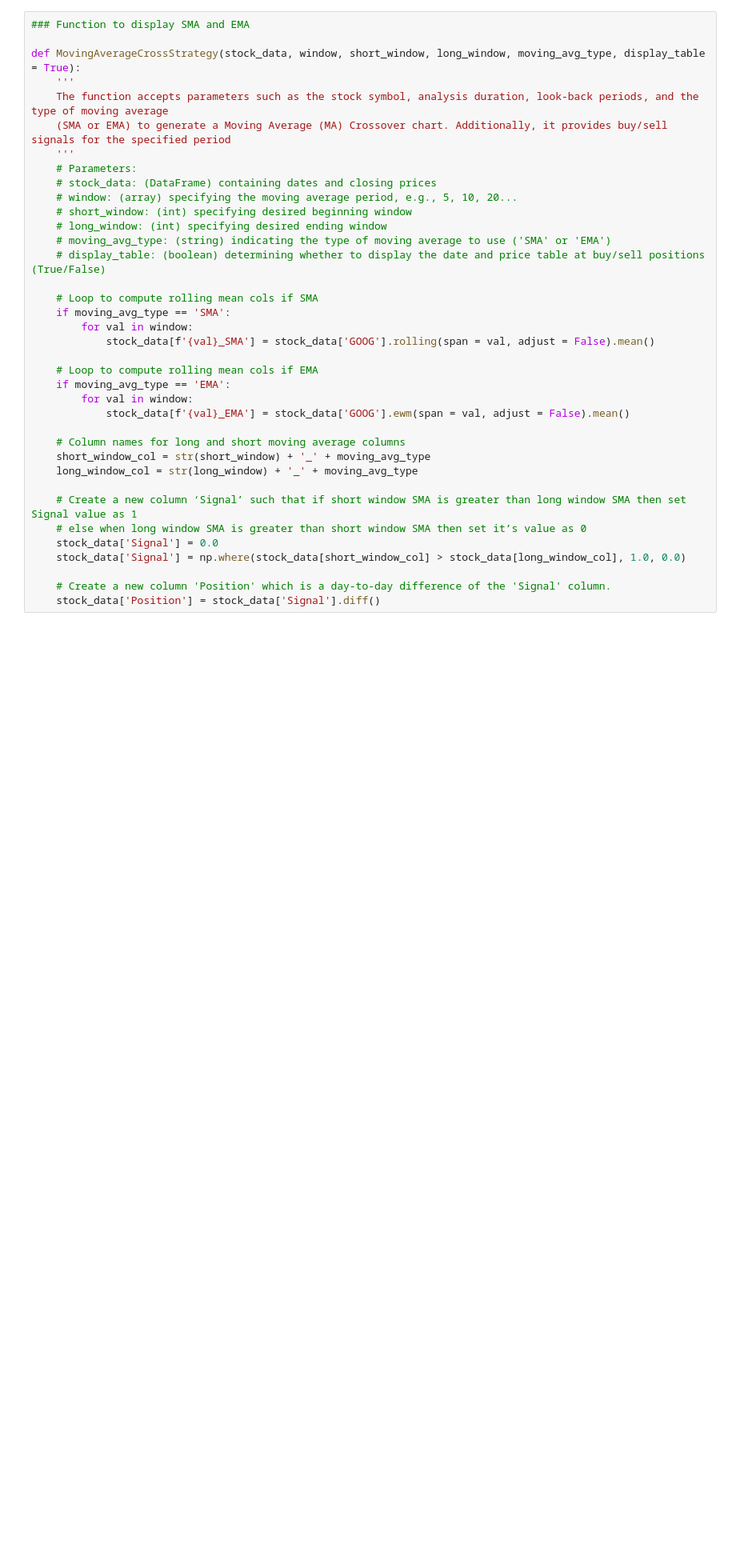
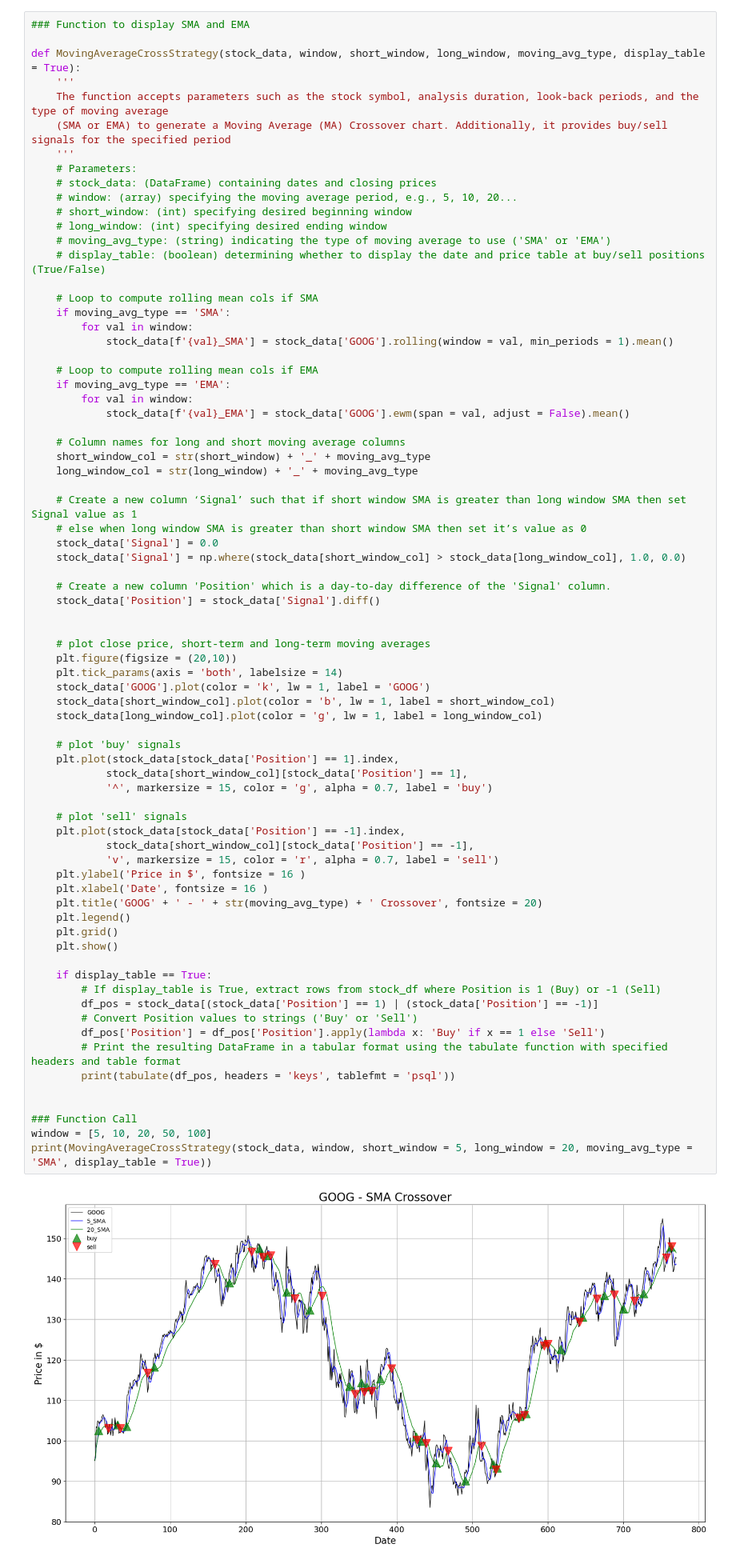
Before and after one commit to mburley127/Stock_Analysis, a Jupyter notebook: Moving_Average/MA_CrossStrategy.ipynb, the cells around one changed output. Shown at 80% size. Cells and saved outputs as stored; diff of their text form; blank space fills up the shorter version.

```diff
--- a/Moving_Average/MA_CrossStrategy.ipynb
+++ b/Moving_Average/MA_CrossStrategy.ipynb
@@ -94,31 +57,70 @@ def MovingAverageCrossStrategy(stock_data, window, short_window, long_window, mo
     (SMA or EMA) to generate a Moving Average (MA) Crossover chart. Additionally, it provides buy/sell signals for the specified period
     '''
     # Parameters:
     # stock_data: (DataFrame) containing dates and closing prices
     # window: (array) specifying the moving average period, e.g., 5, 10, 20...
     # short_window: (int) specifying desired beginning window
     # long_window: (int) specifying desired ending window
     # moving_avg_type: (string) indicating the type of moving average to use ('SMA' or 'EMA')
     # display_table: (boolean) determining whether to display the date and price table at buy/sell positions (True/False)
 
     # Loop to compute rolling mean cols if SMA
     if moving_avg_type == 'SMA':
         for val in window:
-            stock_data[f'{val}_SMA'] = stock_data['GOOG'].rolling(span = val, adjust = False).mean()
+            stock_data[f'{val}_SMA'] = stock_data['GOOG'].rolling(window = val, min_periods = 1).mean()
 
     # Loop to compute rolling mean cols if EMA
     if moving_avg_type == 'EMA':
         for val in window:
             stock_data[f'{val}_EMA'] = stock_data['GOOG'].ewm(span = val, adjust = False).mean()
 
     # Column names for long and short moving average columns
     short_window_col = str(short_window) + '_' + moving_avg_type
     long_window_col = str(long_window) + '_' + moving_avg_type
 
     # Create a new column ‘Signal’ such that if short window SMA is greater than long window SMA then set Signal value as 1
     # else when long window SMA is greater than short window SMA then set it’s value as 0
     stock_data['Signal'] = 0.0
     stock_data['Signal'] = np.where(stock_data[short_window_col] > stock_data[long_window_col], 1.0, 0.0)
 
     # Create a new column 'Position' which is a day-to-day difference of the 'Signal' column.
     stock_data['Position'] = stock_data['Signal'].diff()
+
+
+    # plot close price, short-term and long-term moving averages
+    plt.figure(figsize = (20,10))
+    plt.tick_params(axis = 'both', labelsize = 14)
+    stock_data['GOOG'].plot(color = 'k', lw = 1, label = 'GOOG')
+    stock_data[short_window_col].plot(color = 'b', lw = 1, label = short_window_col)
+    stock_data[long_window_col].plot(color = 'g', lw = 1, label = long_window_col)
+
+    # plot 'buy' signals
+    plt.plot(stock_data[stock_data['Position'] == 1].index,
+            stock_data[short_window_col][stock_data['Position'] == 1],
+            '^', markersize = 15, color = 'g', alpha = 0.7, label = 'buy')
+
+    # plot 'sell' signals
+    plt.plot(stock_data[stock_data['Position'] == -1].index,
+            stock_data[short_window_col][stock_data['Position'] == -1],
+            'v', markersize = 15, color = 'r', alpha = 0.7, label = 'sell')
+    plt.ylabel('Price in $', fontsize = 16 )
+    plt.xlabel('Date', fontsize = 16 )
+    plt.title('GOOG' + ' - ' + str(moving_avg_type) + ' Crossover', fontsize = 20)
+    plt.legend()
+    plt.grid()
+    plt.show()
+
+    if display_table == True:
+        # If display_table is True, extract rows from stock_df where Position is 1 (Buy) or -1 (Sell)
+        df_pos = stock_data[(stock_data['Position'] == 1) | (stock_data['Position'] == -1)]
+        # Convert Position values to strings ('Buy' or 'Sell')
+        df_pos['Position'] = df_pos['Position'].apply(lambda x: 'Buy' if x == 1 else 'Sell')
+        # Print the resulting DataFrame in a tabular format using the tabulate function with specified headers and table format
+        print(tabulate(df_pos, headers = 'keys', tablefmt = 'psql'))
+
+
+### Function Call
+window = [5, 10, 20, 50, 100]
+print(MovingAverageCrossStrategy(stock_data, window, short_window = 5, long_window = 20, moving_avg_type = 'SMA', display_table = True))
+# %% [output]
+[figure, added]
```
Also changed, not shown: parts of 4 cells of this notebook.
